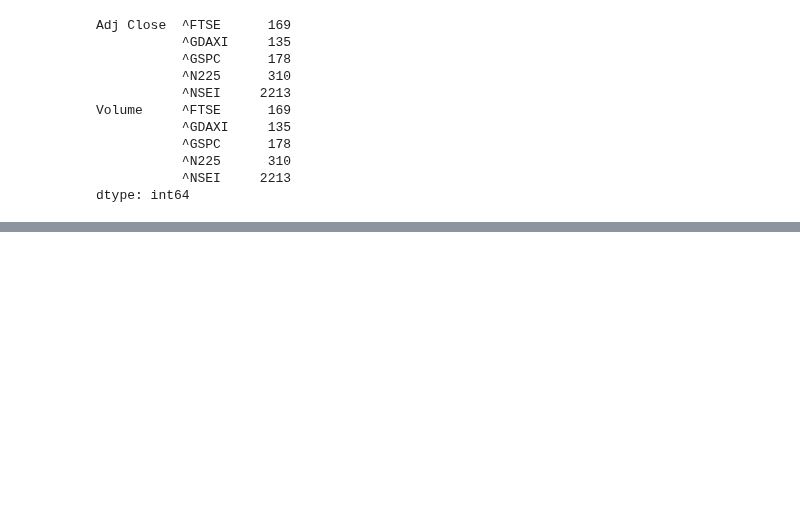
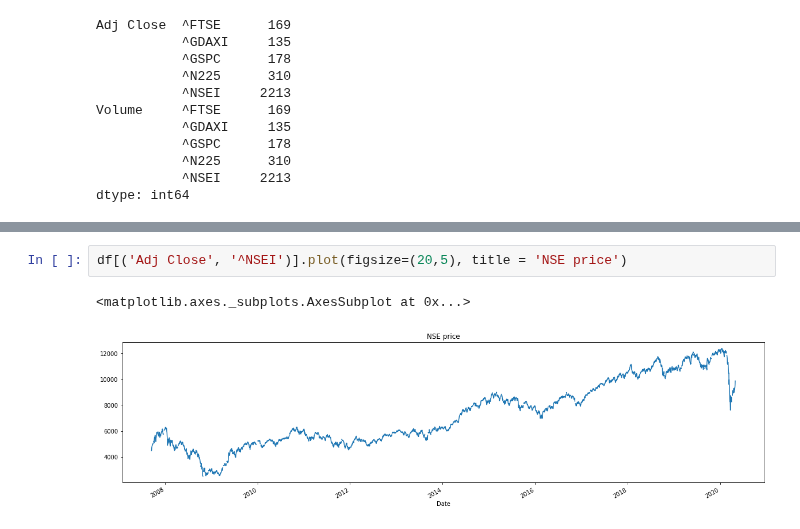
Before and after one commit to jesvin1/Basics, a Jupyter notebook: TimeSeries_Finance_Udemy_Course.ipynb, the cells around one changed output, grey strips where cells are left out. Drawn from its saved outputs; the diff is of its cells as text; blank space fills up the shorter version.

```diff
--- a/TimeSeries_Finance_Udemy_Course.ipynb
+++ b/TimeSeries_Finance_Udemy_Course.ipynb
@@ -79,0 +100,5 @@ dtype: int64
+# %%
+df[('Adj Close', '^NSEI')].plot(figsize=(20,5), title = 'NSE price')
+# %% [output]
+<matplotlib.axes._subplots.AxesSubplot at 0x...>
+[figure, added]
```
Also changed, not shown: parts of 17 cells of this notebook.
